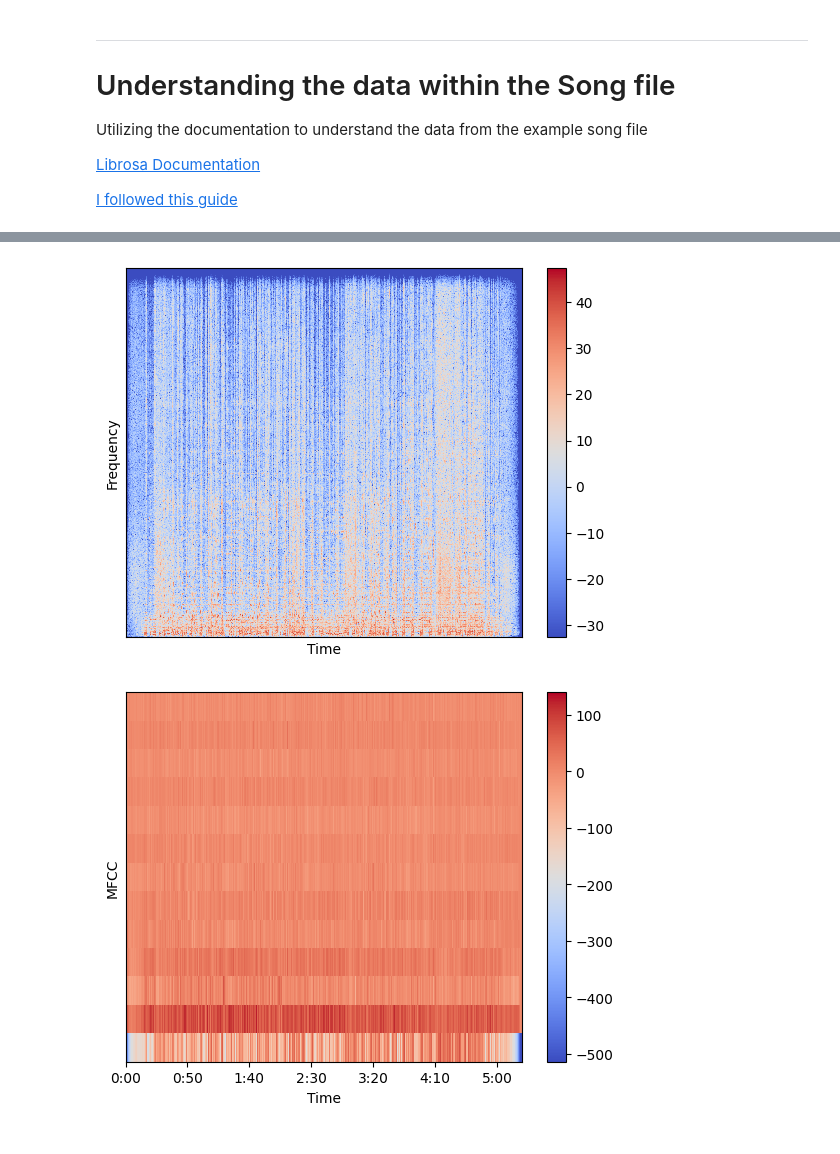
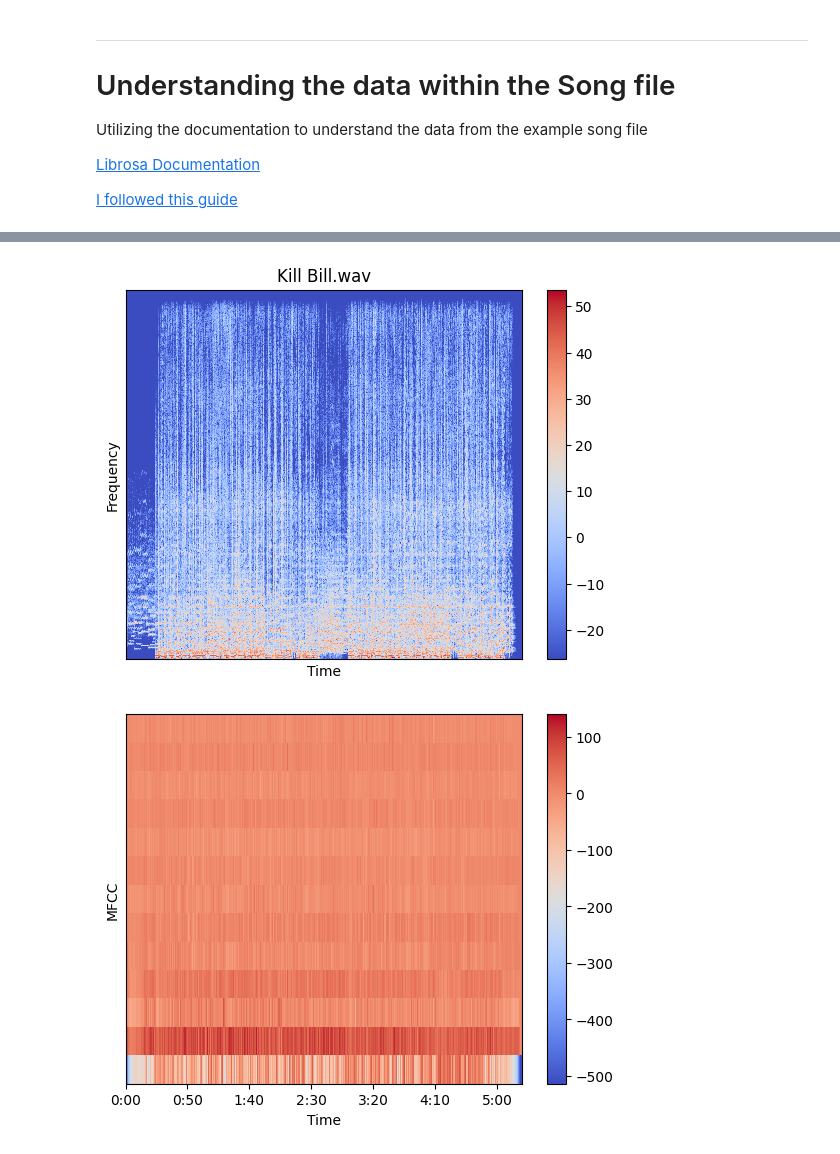
Before and after one commit to Andyreww/Music-Classifier, a Jupyter notebook: songInfo.ipynb, the cells around one changed output, grey strips where cells are left out. Saved outputs shown, nothing was run; the diff lists cells and outputs as text; code cells hidden in the pictures.

```diff
--- a/songInfo.ipynb
+++ b/songInfo.ipynb
@@ -55,7 +53,7 @@ data_dir = pjoin(current_dir, 'Test_Songs')
 files_in_directory = os.listdir(data_dir)
 
 # Full path to the song
-song_path = pjoin(data_dir, 'Bennie And The Jets.wav')
+song_path = pjoin(data_dir, files_in_directory[-1])
 
 wav_files = [f for f in files_in_directory if f.lower().endswith('.wav')]
 # %% [markdown]
@@ -94,21 +92,22 @@ plt.show()
 # %%
 n_fft = 2048 # number of samples
 hop_length = 512 # amount we shift each fft to the right
 
 
 stft = librosa.core.stft(audio_data, hop_length = hop_length, n_fft = n_fft)
 
 spectrogram = np.abs(stft)
 log_spectrogram = librosa.amplitude_to_db(spectrogram)
 
 
 librosa.display.specshow(log_spectrogram, sr = sample_rate, hop_length = hop_length)
 plt.xlabel("Time")
 plt.ylabel("Frequency")
 plt.colorbar()
+plt.title(files_in_directory[-1])
 plt.show()
 # %% [output]
-[figure, old version]
+[figure, new version]
 # %%
 # MFCC
 MFCCs = librosa.feature.mfcc(y=audio_data, sr=sample_rate, n_fft=n_fft, hop_length=hop_length, n_mfcc=13)
```
Also changed, not shown: parts of 4 cells of this notebook.
